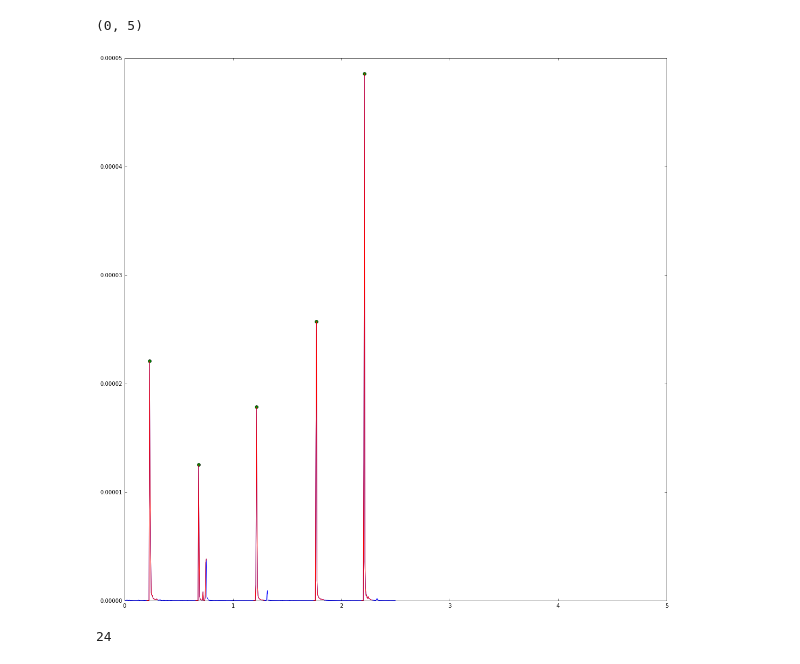
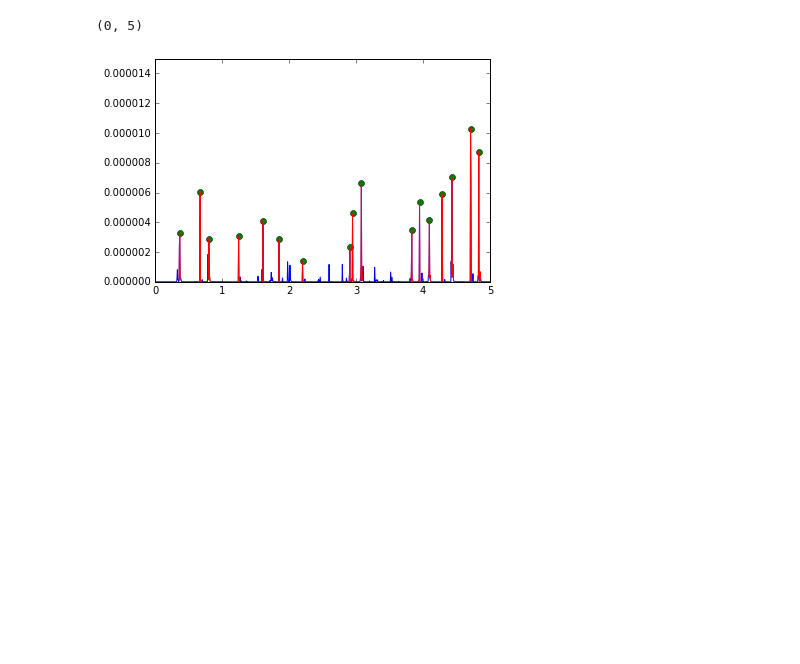
Before and after one commit to kyang01/keyboard_emanations, a Jupyter notebook: Kevins Notebook.ipynb, the cells around one changed output. Drawn from its saved outputs; the diff is of its cells as text; code cells hidden in the pictures; blank space fills up the shorter version.

```diff
--- a/Kevins Notebook.ipynb
+++ b/Kevins Notebook.ipynb
@@ -40,8 +28,13 @@ f[70]
 # %%
-f, t, Sxx = signal.spectrogram(sig[:, 0], rate)
+f, t, Sxx = signal.spectrogram(sig, rate)
+# t -> X, time
+# f -> Y, frequency in HZ
+# Sxx -> C, actual values themselves
+
 plt.pcolormesh(t, f[3:70], Sxx[3:70, :], norm=None, alpha=1, vmax=1e-8, vmin=0)
 plt.ylabel('Frequency [Hz]')
 plt.ylim((400, 12000))
+plt.xlim(0, 7.1)
 plt.xlabel('Time [sec]')
 plt.show()
 # %% [output]
@@ -48,0 +42,6 @@ plt.show()
+# %%
+s = "avpavpavpaaavvvppp"
+sig_str = np.sum(Sxx[3:70, :], axis=0)
+indexes = peakutils.indexes(sig_str, thres=0.132, min_dist=5)
+print indexes
+len(indexes), len(s)
@@ -49,10 +52,7 @@ plt.show()
 # %%
-sig_str = np.sum(Sxx[3:70, :], axis=0)
-indexes = peakutils.indexes(sig_str, thres=0.1, min_dist=5)
-fig = plt.figure(figsize=(18, 18))
 plt.plot(t, sig_str)
 plt.plot(t[indexes], sig_str[indexes], 'o')
-plt.ylim(0, 5e-5)
+plt.ylim(0, 2e-5)
 plt.xlim(0, 5)
 # %% [output]
 (0, 5)
@@ -60,19 +60,25 @@ plt.xlim(0, 5)
 # %%
-sig_str = np.sum(Sxx[3:70, :], axis=0)
-indexes = peakutils.indexes(sig_str, thres=0.1, min_dist=5)
-fig = plt.figure(figsize=(18, 18))
+# fig = plt.figure(figsize=(18, 18))
 plt.plot(t, sig_str)
 plt.plot(t[indexes], sig_str[indexes], 'o')
 
-for ind in indexes:
-    plt.plot(t[ind - 5: ind + 15], sig_str[ind - 5: ind + 15], 'r')
-plt.ylim(0, 5e-5)
+keystroke_feats = []
+wave_len = 0.04
+for i in range(len(indexes)):
+    ind = indexes[i]
+    plt.plot(t[ind - 2: ind + 6], sig_str[ind - 2: ind + 6], 'r')
+    # Take exactly 40 ms
+    key_start = int(t[ind - 2] * rate)
+    key_end = int(key_start + wave_len * rate)
+    keypress_sig = sig[key_start:key_end]
+    mfcc_feat = mfcc(keypress_sig, rate, winlen=0.01,
+    winstep=0.0025, numcep=16, nfilt=32,
+    lowfreq=400, highfreq=12000)
+    keystroke_feats.append(np.concatenate(mfcc_feat[2:7, :]).T)
+data = np.vstack(keystroke_feats)
+data.shape
+plt.ylim(0, 1.5e-5)
 plt.xlim(0, 5)
 # %% [output]
 (0, 5)
-[figure, old version]
+[figure, new version]
-# %%
-indexes = peakutils.indexes(sig_str, thres=0.01, min_dist=5)
-len(indexes)
-# %% [output]
-24
```
Also changed, not shown: parts of 23 cells of this notebook, 1 other file.
